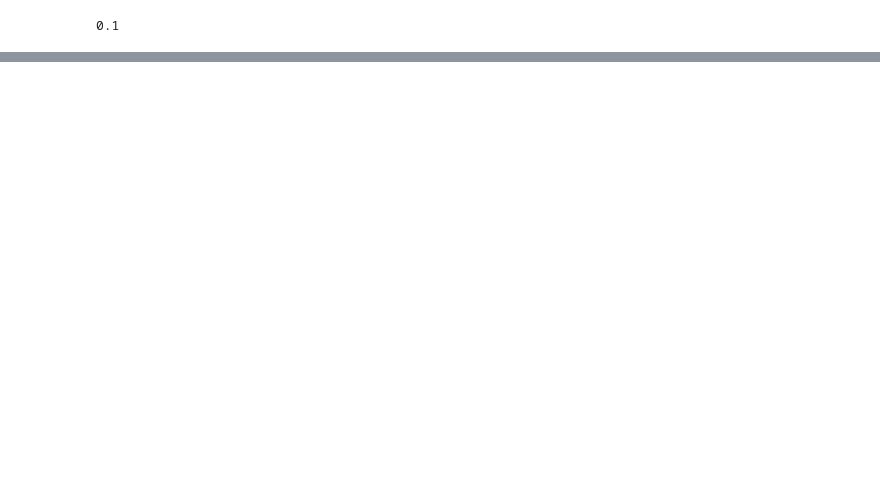
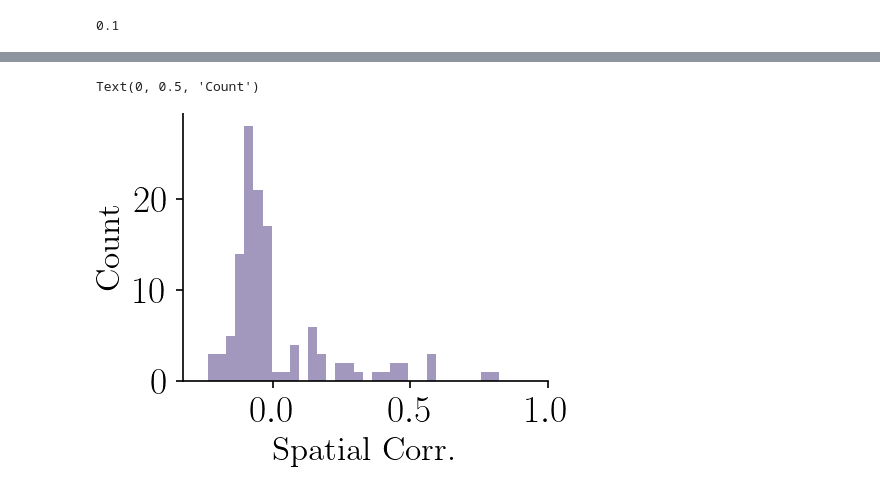
Before and after one commit to bioAI-Oslo/ConjunctiveRepresentations, a Jupyter notebook: remapping_experiments/gradual_dual_context.ipynb, the cells around one changed output, grey strips where cells are left out. Saved outputs shown, nothing was run; the diff lists cells and outputs as text; code cells hidden in the pictures; blank space fills up the shorter version.

```diff
--- a/remapping_experiments/gradual_dual_context.ipynb
+++ b/remapping_experiments/gradual_dual_context.ipynb
@@ -79,0 +82,8 @@ plt.colorbar()
+# %%
+plt.hist(corrs[9][32-9], bins = 32, alpha = 0.5)
+plt.xlim(np.amin(corrs[9][32-2]), 1)
+plt.xlabel("Spatial Corr.")
+plt.ylabel("Count")
+# %% [output]
+Text(0, 0.5, 'Count')
+[figure, added]
```
Also changed, not shown: parts of 5 cells of this notebook.
